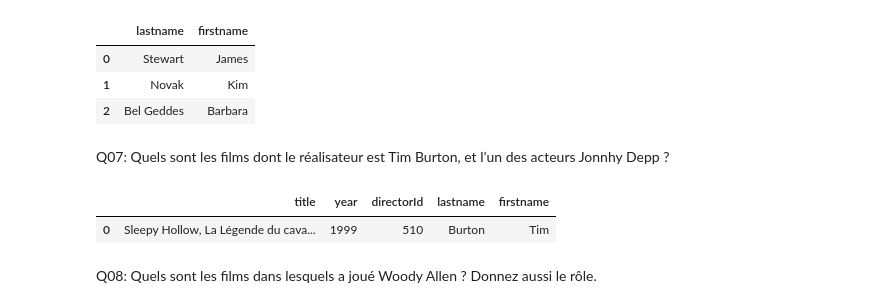
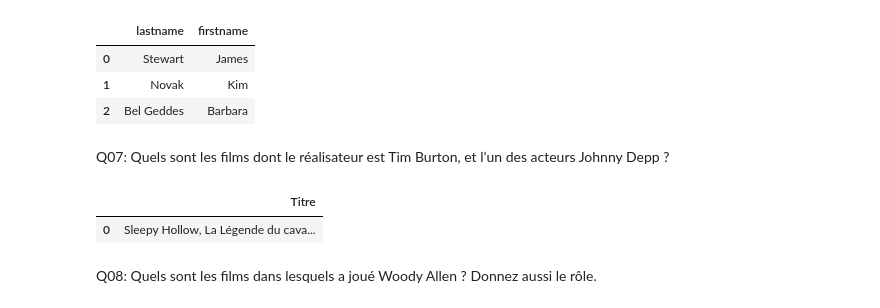
Before and after one commit to CPingeon/movies3, a Jupyter notebook: movies-3.ipynb, the cells around one changed output. Saved outputs shown, nothing was run; the diff lists cells and outputs as text; code cells hidden in the pictures.

```diff
--- a/movies-3.ipynb
+++ b/movies-3.ipynb
@@ -239,19 +241,25 @@ results6.head(5)
 | 1 | Novak | Kim |
 | 2 | Bel Geddes | Barbara |
 # %% [markdown]
-Q07: Quels sont les films dont le réalisateur est Tim Burton, et l’un des acteurs Jonnhy Depp ?
+Q07: Quels sont les films dont le réalisateur est Tim Burton, et l’un des acteurs Johnny Depp ?
 # %%
 sql_query_07 = """
-    SELECT movies.title, movies.year, movies.directorId, artists.lastname, artists.firstname
-    FROM artists
-    INNER JOIN movies ON artists.Id=movies.directorId
-    WHERE artists.lastname = "Burton"
+    SELECT title AS Titre
+    FROM (
+        SELECT artists.id AS Artiste, title, movies.id AS Idfilm
+        FROM artists
+        INNER JOIN movies ON artists.id = movies.directorId
+        WHERE lastname = "Burton"
+    ) AS filmburton
+    INNER JOIN roles ON filmburton.Idfilm = roles.movieId
+    INNER JOIN artists ON roles.actorId = artists.id
+    WHERE lastname = "Depp"
 """
 
 results7 = pd.read_sql_query(sql_query_07, engine)
 results7.head(5)
 # %% [output]
-|  | title | year | directorId | lastname | firstname |
-| 0 | Sleepy Hollow, La Légende du cava... | 1999 | 510 | Burton | Tim |
+|  | Titre |
+| 0 | Sleepy Hollow, La Légende du cava... |
 # %% [markdown]
 Q08: Quels sont les films dans lesquels a joué Woody Allen ? Donnez aussi le rôle.
```
Also changed, not shown: parts of 20 cells of this notebook.
